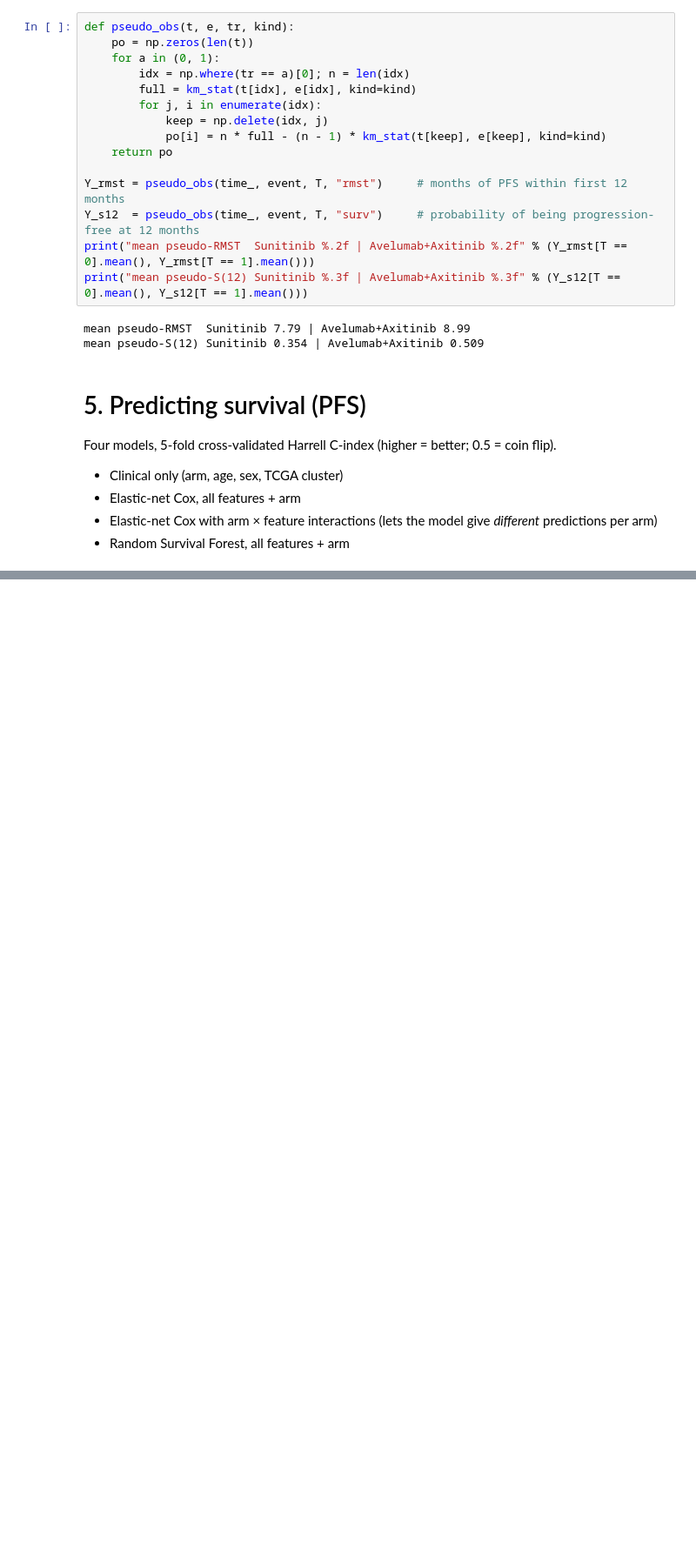
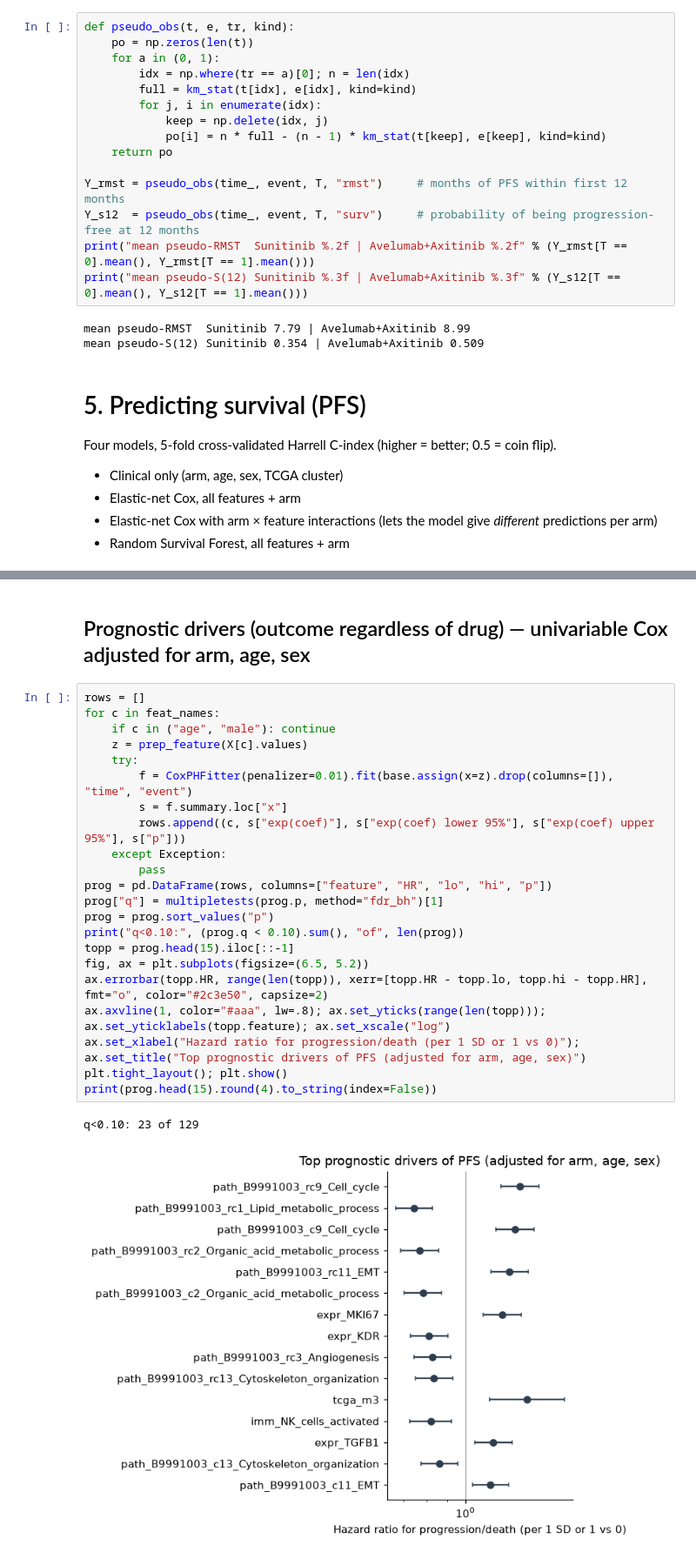
Before and after one commit to DangTranQL/kidney, a Jupyter notebook: code/main.ipynb, the cells around one changed output, grey strips where cells are left out. Shown at 87% size. Saved outputs shown, nothing was run; the diff lists cells and outputs as text; blank space fills up the shorter version.

```diff
--- a/code/main.ipynb
+++ b/code/main.ipynb
@@ -265,0 +520,27 @@ ImportError: cannot import name 'HalfPoissonLossArrayAPI' from 'sklearn._loss.lo
+# %% [markdown]
+## Prognostic drivers (outcome regardless of drug) — univariable Cox adjusted for arm, age, sex
+# %%
+rows = []
+for c in feat_names:
+    if c in ("age", "male"): continue
+    z = prep_feature(X[c].values)
+    try:
+        f = CoxPHFitter(penalizer=0.01).fit(base.assign(x=z).drop(columns=[]), "time", "event")
+        s = f.summary.loc["x"]
+        rows.append((c, s["exp(coef)"], s["exp(coef) lower 95%"], s["exp(coef) upper 95%"], s["p"]))
+    except Exception:
+        pass
+prog = pd.DataFrame(rows, columns=["feature", "HR", "lo", "hi", "p"])
+prog["q"] = multipletests(prog.p, method="fdr_bh")[1]
+prog = prog.sort_values("p")
+print("q<0.10:", (prog.q < 0.10).sum(), "of", len(prog))
+topp = prog.head(15).iloc[::-1]
+fig, ax = plt.subplots(figsize=(6.5, 5.2))
+ax.errorbar(topp.HR, range(len(topp)), xerr=[topp.HR - topp.lo, topp.hi - topp.HR], fmt="o", color="#2c3e50", capsize=2)
+ax.axvline(1, color="#aaa", lw=.8); ax.set_yticks(range(len(topp))); ax.set_yticklabels(topp.feature); ax.set_xscale("log")
+ax.set_xlabel("Hazard ratio for progression/death (per 1 SD or 1 vs 0)"); ax.set_title("Top prognostic drivers of PFS (adjusted for arm, age, sex)")
+plt.tight_layout(); plt.show()
+print(prog.head(15).round(4).to_string(index=False))
+# %% [output]
+q<0.10: 23 of 129
+[figure, added]
```
Also changed, not shown: parts of 18 cells of this notebook, 5 other files.
